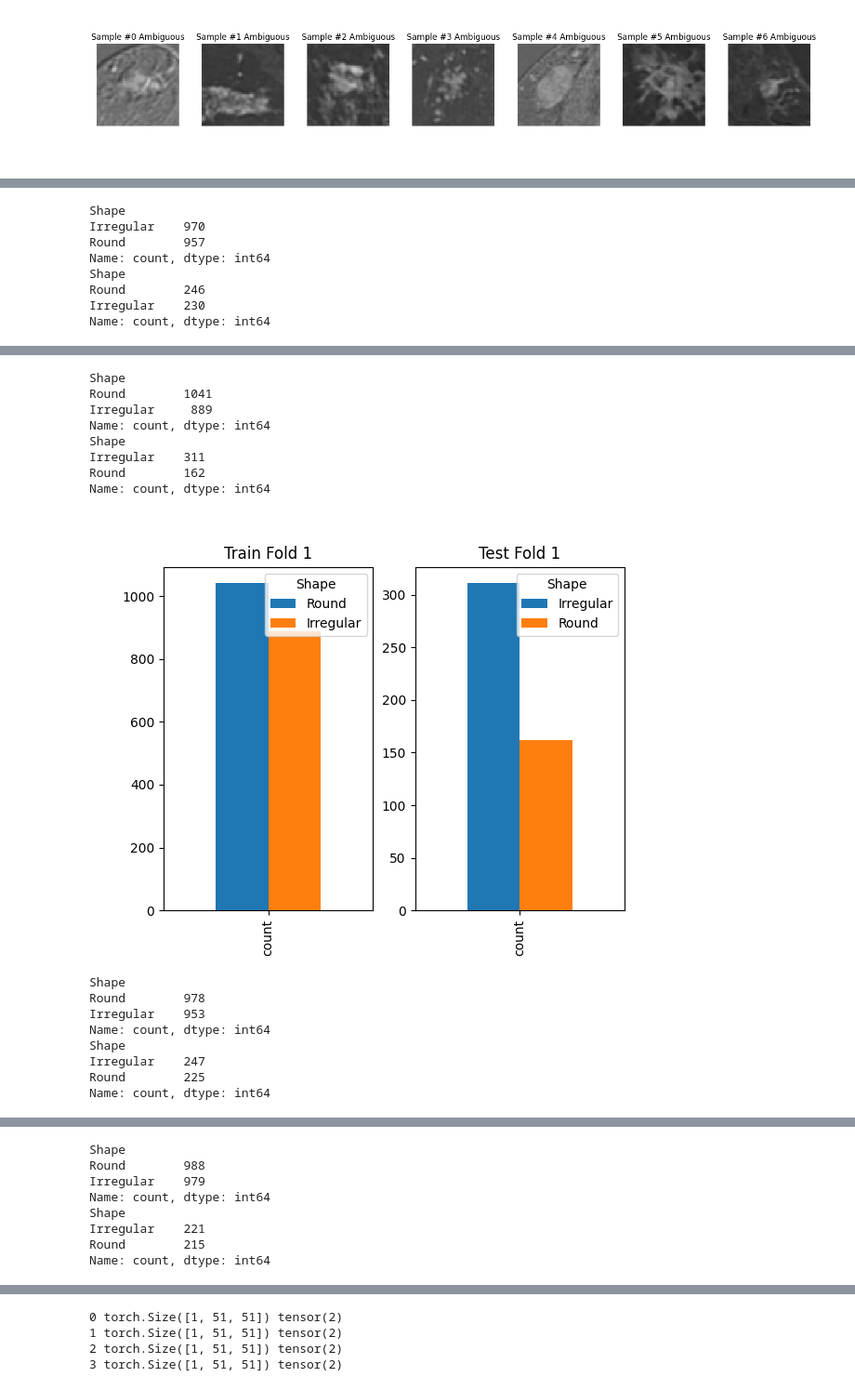
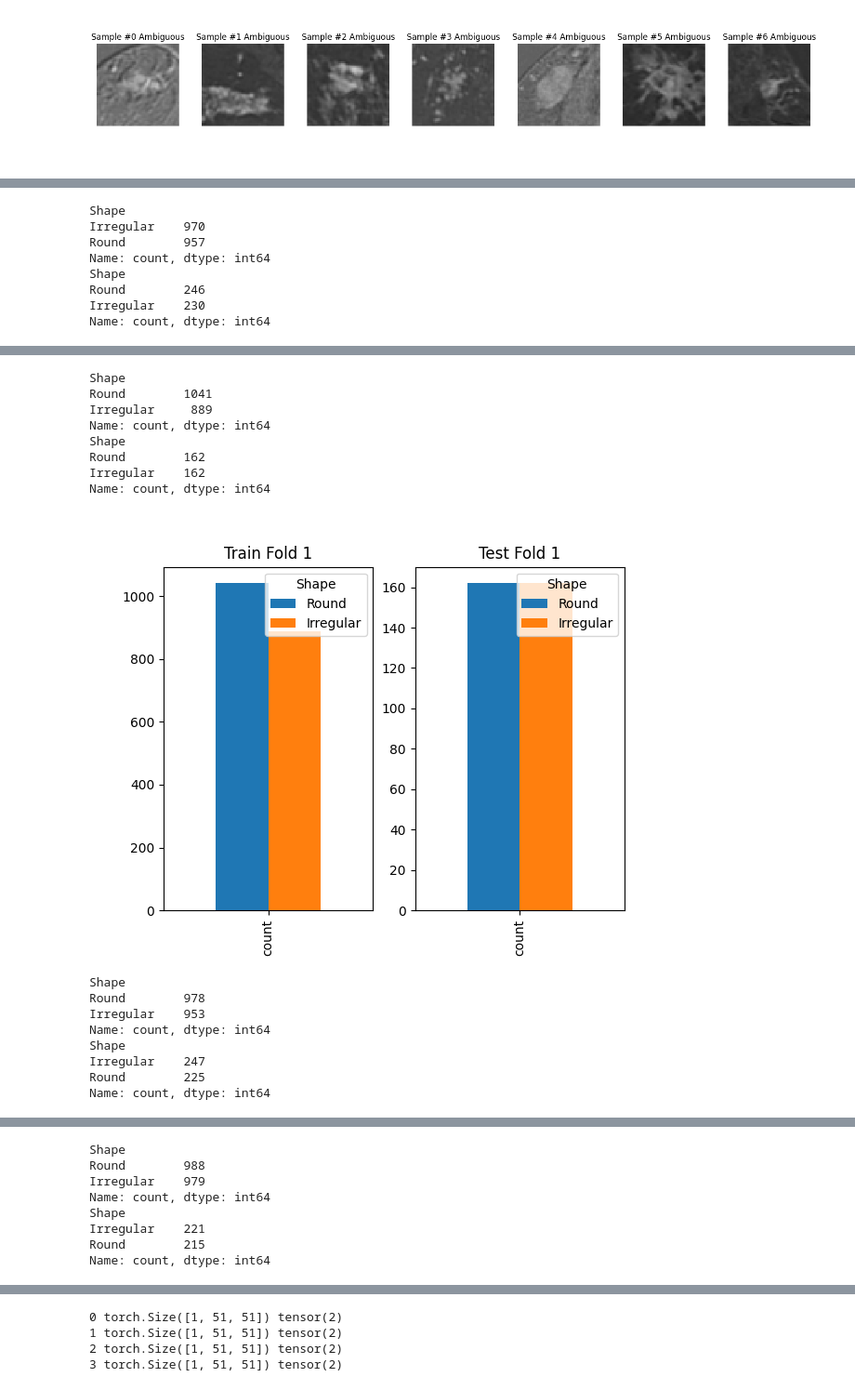
Before and after one commit to pstnmz/UQ_toolbox, a Jupyter notebook: CNN_shape_prediction.ipynb, the cells around one changed output, grey strips where cells are left out. Shown at 93% size. Drawn from its saved outputs; the diff is of its cells as text; code cells hidden in the pictures.

Commit message:
validation_set normalization using training set mean and std + balancing validation sets

```diff
--- a/CNN_shape_prediction.ipynb
+++ b/CNN_shape_prediction.ipynb
@@ -200,8 +172,6 @@ Name: count, dtype: int64
 data_without_amb = axialcuts_dataset.data[axialcuts_dataset.data['Shape']!='Ambiguous']
 # %%
 serie = (pd.DataFrame(data_without_amb.index)['ID'].apply(lambda x: x.split('_')[0]))
-# %%
-ind_lists_train = [list(serie[serie==k].index[:].ravel()) for k in train_cases]
 # %%
 train_folds_index = []
 test_folds_index = []
@@ -219,35 +189,53 @@ for i, (train_index, test_index) in enumerate(skf.split(X, y)):
         for xs in ind_lists_test
         for x in xs
     ]
     test_folds_index.append(flat_list_test)
+
+    a_train = data_without_amb.iloc[flat_list_train]['Shape'].value_counts().min()
+    b_train = data_without_amb.iloc[flat_list_train]['Shape'].value_counts().max()
+
+    a_test = data_without_amb.iloc[flat_list_test]['Shape'].value_counts().min()
+    b_test = data_without_amb.iloc[flat_list_test]['Shape'].value_counts().max()
+
+    if a_test/(a_test + b_test) < 0.4:
+        label_maj = data_without_amb.iloc[flat_list_test]['Shape'].value_counts().idxmax()
+        label_min = data_without_amb.iloc[flat_list_test]['Shape'].value_counts().idxmin()
+        df_majority = data_without_amb.iloc[flat_list_test]['Shape'].loc[data_without_amb.iloc[flat_list_test]['Shape']==label_maj]
+        df_majority_downsampled = resample(df_majority, replace=False, n_samples=a_test, random_state=125)
+
+        index_list = data_without_amb.iloc[flat_list_test].loc[data_without_amb.iloc[flat_list_test]['Shape']==label_min].index
+        row_numbers_min = [data_without_amb.index.get_loc(idx) for idx in index_list]
+
+        flat_list_test = row_numbers_min + [data_without_amb.index.get_loc(idx) for idx in df_majority_downsampled.index]
+
     print(data_without_amb.iloc[flat_list_train]['Shape'].value_counts())
     print(data_without_amb.iloc[flat_list_test]['Shape'].value_counts())
     data_train = pd.DataFrame(data_without_amb.iloc[flat_list_train]['Shape'].value_counts())
     data_test = pd.DataFrame(data_without_amb.iloc[flat_list_test]['Shape'].value_counts())
     _, axs = plt.subplots(1, 2)
     data_train.T.plot.bar(title=f'Train Fold {str(i)}', ax=axs[0])
     data_test.T.plot.bar(title=f'Test Fold {str(i)}', ax=axs[1])
 
     plt.show()
 # %% [output]
 Shape
 Irregular    970
 Round        957
 Name: count, dtype: int64
 Shape
 Round        246
 Irregular    230
 Name: count, dtype: int64
 [figure]
 Shape
 Round        1041
 Irregular     889
 Name: count, dtype: int64
 Shape
-Irregular    311
 Round        162
+Irregular    162
 Name: count, dtype: int64
-[figure, old version]
+[figure, new version]
 Shape
 Round        978
 Irregular    953
```
Also changed, not shown: parts of 26 cells of this notebook, 5 other files.
